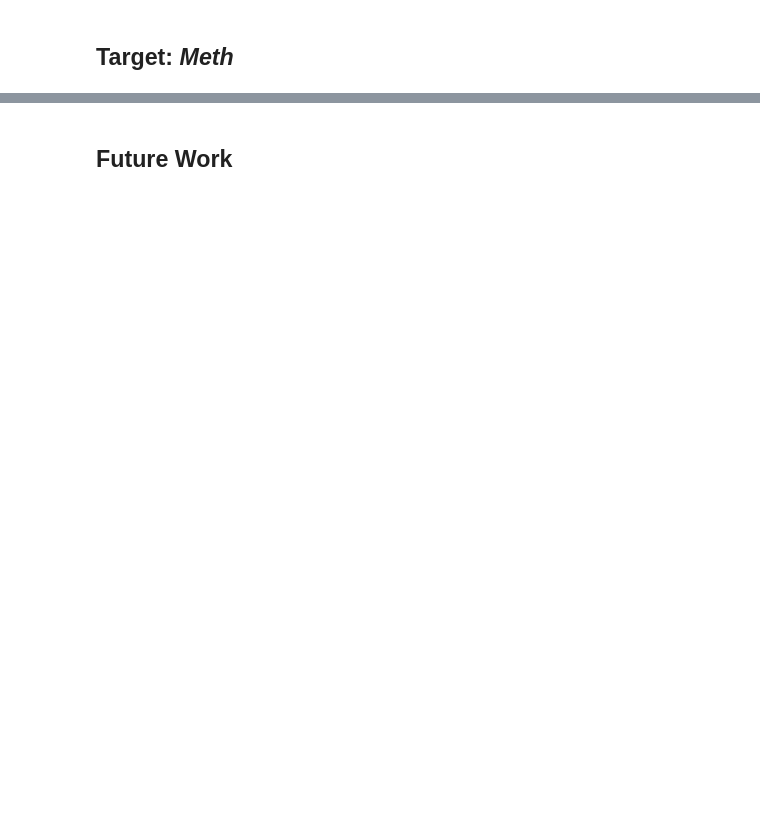
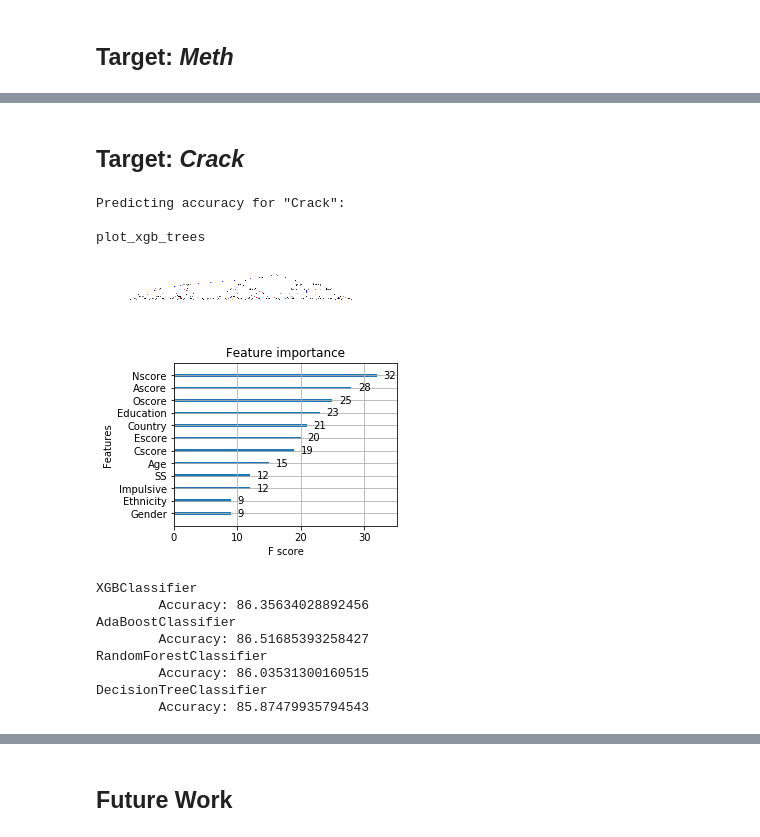
Before and after one commit to tigerarcades/Project_Two, a Jupyter notebook: classification.ipynb, the cells around one changed output, grey strips where cells are left out. Cells and saved outputs as stored; diff of their text form; code cells hidden in the pictures; blank space fills up the shorter version.

```diff
--- a/classification.ipynb
+++ b/classification.ipynb
@@ -169,0 +205,18 @@ DecisionTreeClassifier
+# %% [markdown]
+## Target: _Crack_
+# %%
+print_accuracy(classifiers, 'Crack')
+# %% [output]
+Predicting accuracy for "Crack":
+
+plot_xgb_trees
+[figure, added]
+[figure, added]
+XGBClassifier
+        Accuracy: 86.35634028892456
+AdaBoostClassifier
+        Accuracy: 86.51685393258427
+RandomForestClassifier
+        Accuracy: 86.03531300160515
+DecisionTreeClassifier
+        Accuracy: 85.87479935794543
```
Also changed, not shown: parts of 23 cells of this notebook.
